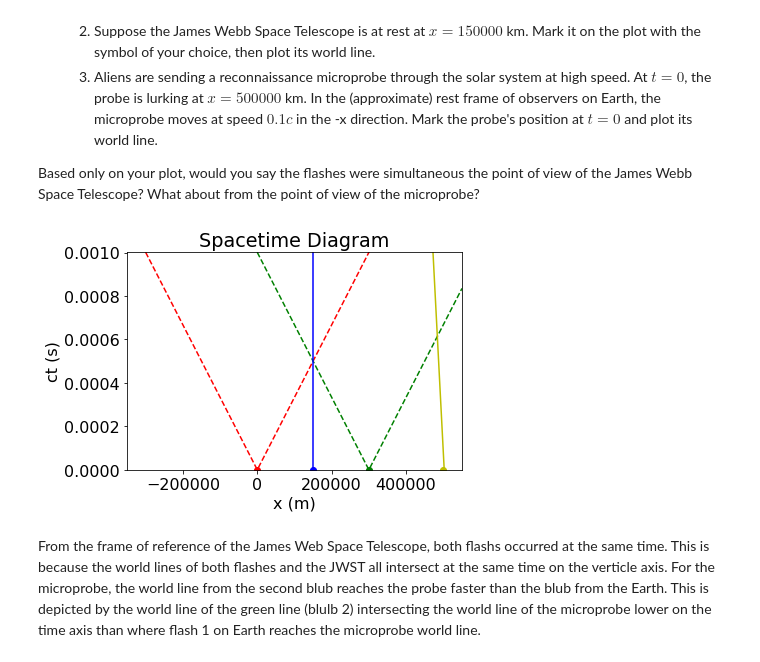
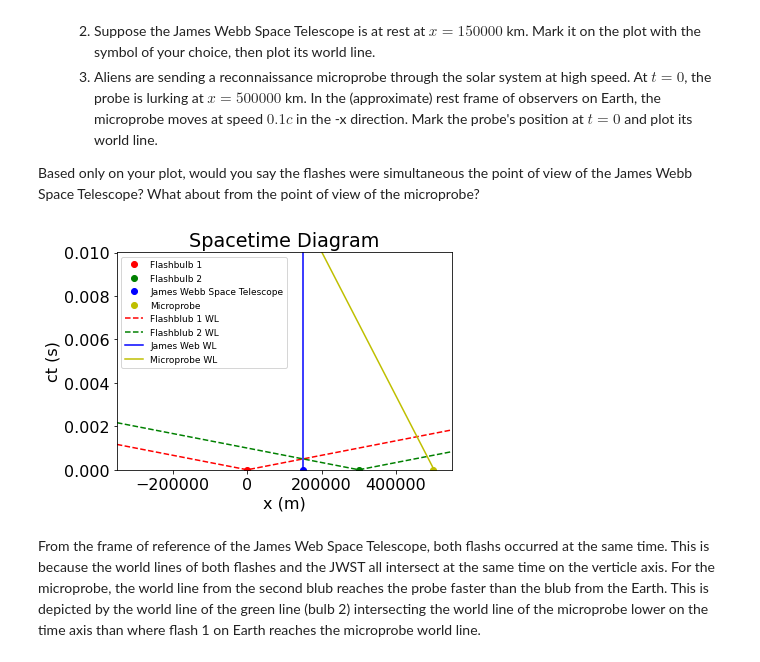
Before and after one commit to mitchrg/PHYS309-1, a Jupyter notebook: assignment3.ipynb, the cells around one changed output. Saved outputs shown, nothing was run; the diff lists cells and outputs as text; code cells hidden in the pictures.

```diff
--- a/assignment3.ipynb
+++ b/assignment3.ipynb
@@ -70,41 +72,39 @@ t = np.linspace(0, 3000000, 10000)  # Time in seconds
 
 # Calculate probe's position at different times
 x_micro = gamma * (x_micro_initial + v_micro*t)
 
 
 # Plot flashbulbs
 plt.plot([x_flash1], [0], 'ro', label='Flashbulb 1')
 plt.plot([x_flash2], [0], 'go', label='Flashbulb 2')
 # Plot James Webb Space Telescope
 plt.plot([x_jwst], [0], 'bo', label='James Webb Space Telescope')
 # Plot of the microprobe
 plt.plot([500000], [0], 'yo', label='Microprobe')
 
 # Plotting the 45 degree world lines
-plt.plot(x,np.abs(y)/c, 'r--', label = 'Flashblub 1')
-plt.plot(x+300000,np.abs(y)/c, 'g--', label = 'Flashblub 2')
-plt.axvline(x=150000, color='b')
+plt.plot(x,np.abs(y)/c, 'r--', label = 'Flashblub 1 WL')
+plt.plot(x+300000,np.abs(y)/c, 'g--', label = 'Flashblub 2 WL')
+plt.axvline(x=150000, color='b', label = 'James Web WL')
 
 # Plot probe's world line
-plt.plot(x_micro, t, 'y', label='Microprobe')
-
-
+plt.plot(x_micro, t, 'y', label='Microprobe WL')
 
 # Set axis labels and title
 plt.xlabel('x (m)')
 plt.ylabel('ct (s)')
 plt.title('Spacetime Diagram')
 
 # Set axis limits
 plt.xlim(-350000,550000)
-plt.ylim(0,300000/c)
+plt.ylim(0,3000000/c)
 
 # Add legend
-#plt.legend()
+plt.legend(loc='upper left', fontsize=9)
 
 # Show plot
 plt.show()
 # %% [output]
-[figure, old version]
+[figure, new version]
 # %% [markdown]
-From the frame of reference of the James Web Space Telescope, both flashs occurred at the same time. This is because the world  lines of both flashes and the JWST all intersect at the same time on the verticle axis. For the microprobe, the world line from the second blub reaches the probe faster than the blub from the Earth. This is depicted by the world line of the green line (blulb 2) intersecting the world line of the microprobe lower on the time axis than where flash 1 on Earth reaches the microprobe world line.
+From the frame of reference of the James Web Space Telescope, both flashs occurred at the same time. This is because the world  lines of both flashes and the JWST all intersect at the same time on the verticle axis. For the microprobe, the world line from the second blub reaches the probe faster than the blub from the Earth. This is depicted by the world line of the green line (bulb 2) intersecting the world line of the microprobe lower on the time axis than where flash 1 on Earth reaches the microprobe world line.
```
Also changed, not shown: parts of 1 cell of this notebook.
